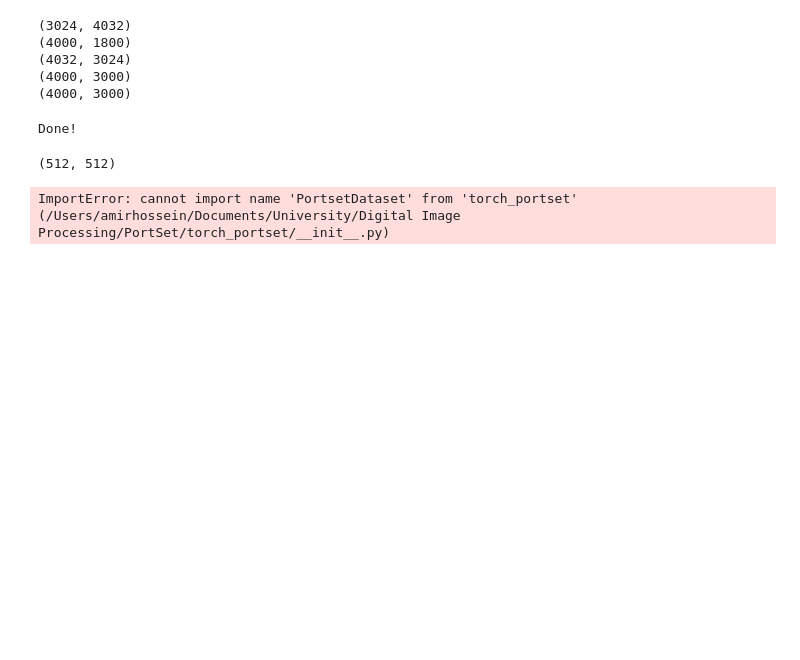
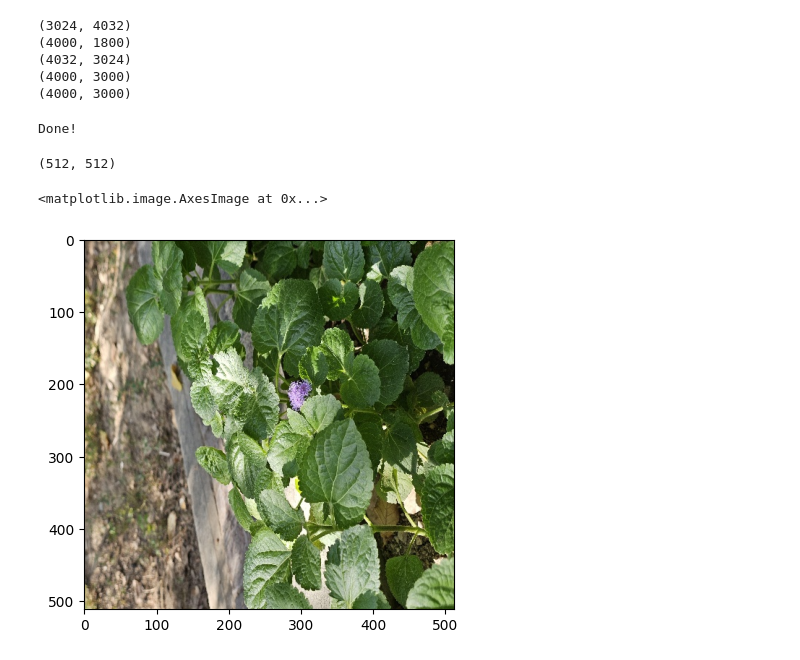
Before and after one commit to amirhossein-razlighi/PortSet, a Jupyter notebook: main.ipynb, the cells around one changed output. Drawn from its saved outputs; the diff is of its cells as text; code cells hidden in the pictures; blank space fills up the shorter version.

```diff
--- a/main.ipynb
+++ b/main.ipynb
@@ -270,9 +270,13 @@ Image.open("./Dataset/Input_Images/1.jpg").size
 # %% [output]
 (512, 512)
 # %%
-from torch_portset.portset_dataset import PortsetDataset
+from torch_portset import PortsetDataset
+import matplotlib.pyplot as plt
 
 sample_ds = PortsetDataset(root="./Dataset", transform=None, target_transform=None)
-sample_ds[0]
+orig, blur = sample_ds[0]
+
+plt.imshow(orig)
 # %% [output]
-ImportError: cannot import name 'PortsetDataset' from 'torch_portset' (/Users/amirhossein/Documents/University/Digital Image Processing/PortSet/torch_portset/__init__.py)
+<matplotlib.image.AxesImage at 0x...>
+[figure, added]
```
Also changed, not shown: 5 other files.
